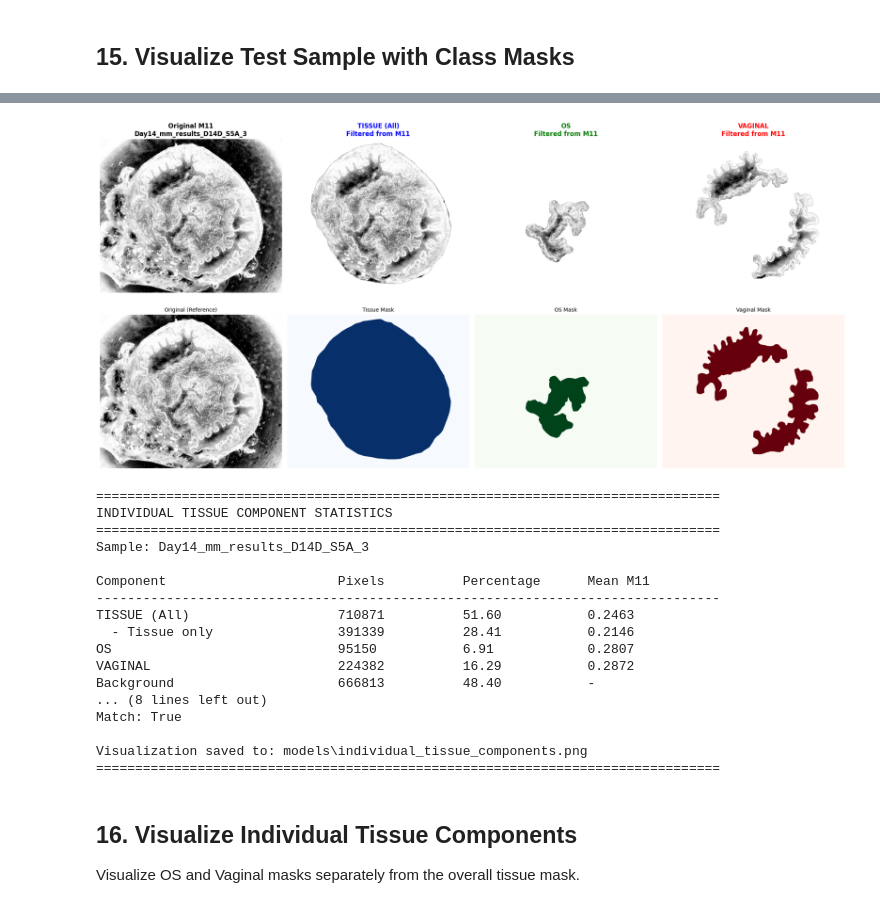
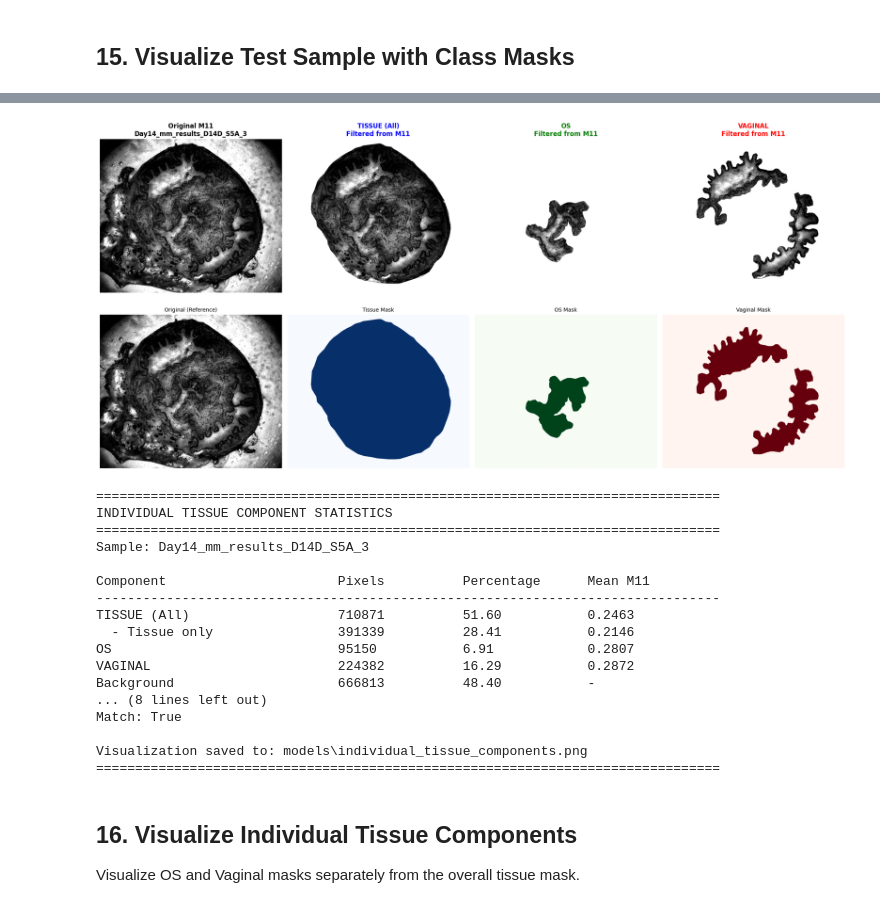
Before and after one commit to chaetries/mmTissueFilter, a Jupyter notebook: notebok/model_exploration/output_m11_transfer_learning/m11_transfer_learning.ipynb, the cells around one changed output, grey strips where cells are left out. Drawn from its saved outputs; the diff is of its cells as text; code cells hidden in the pictures.

```diff
--- a/notebok/model_exploration/output_m11_transfer_learning/m11_transfer_learning.ipynb
+++ b/notebok/model_exploration/output_m11_transfer_learning/m11_transfer_learning.ipynb
@@ -1026,7 +1026,7 @@ if result is not None:
     fig, axes = plt.subplots(1, 3, figsize=(18, 6))
 
     # Plot 1: M11 image
-    axes[0].imshow(m11, cmap='gray_r')
+    axes[0].imshow(m11, cmap='gray')
     axes[0].set_title(f'M11 Image\n{sample_name}')
     axes[0].axis('off')
 
@@ -1098,30 +1098,30 @@ m11_vaginal = np.where(vaginal_mask, m11, np.nan)
 fig, axes = plt.subplots(2, 4, figsize=(20, 10))
 
 # Row 1: Original and the three filtered components
-axes[0, 0].imshow(m11, cmap='gray_r')
+axes[0, 0].imshow(m11, cmap='gray')
 axes[0, 0].set_title(f'Original M11\n{sample_name}', fontsize=12, fontweight='bold')
 axes[0, 0].axis('off')
 
-axes[0, 1].imshow(m11_tissue_all, cmap='gray_r')
+axes[0, 1].imshow(m11_tissue_all, cmap='gray')
 axes[0, 1].set_title('TISSUE (All)\nFiltered from M11', fontsize=12, fontweight='bold', color='blue')
 axes[0, 1].axis('off')
 
-axes[0, 2].imshow(m11_os, cmap='gray_r')
+axes[0, 2].imshow(m11_os, cmap='gray')
 if os_mask.any():
     axes[0, 2].set_title('OS\nFiltered from M11', fontsize=12, fontweight='bold', color='green')
 else:
     axes[0, 2].set_title('OS\n(No mask available)', fontsize=12, fontweight='bold', color='gray')
 axes[0, 2].axis('off')
 
-axes[0, 3].imshow(m11_vaginal, cmap='gray_r')
+axes[0, 3].imshow(m11_vaginal, cmap='gray')
 if vaginal_mask.any():
     axes[0, 3].set_title('VAGINAL\nFiltered from M11', fontsize=12, fontweight='bold', color='red')
 else:
-    axes[0, 3].set_title('VAGINAL\n(No mask available)', fontsize=12, fontweight='bold', color='gray_r')
+    axes[0, 3].set_title('VAGINAL\n(No mask available)', fontsize=12, fontweight='bold', color='gray')
 axes[0, 3].axis('off')
 
 # Row 2: Binary masks for reference
-axes[1, 0].imshow(m11, cmap='gray_r')
+axes[1, 0].imshow(m11, cmap='gray')
 axes[1, 0].set_title('Original (Reference)', fontsize=10)
 axes[1, 0].axis('off')
 
@@ -1167,34 +1167,34 @@ print(f"{'  - Tissue only':<30} {tissue_only_pixels:<15} {tissue_only_pct:<15.2f
 os_pixels = os_mask.sum()
 os_pct = os_pixels / total_pixels * 100
 os_mean = m11[os_mask].mean() if os_mask.any() else 0
 print(f"{'OS':<30} {os_pixels:<15} {os_pct:<15.2f} {os_mean:<15.4f}")
 
 # Vaginal
 vaginal_pixels = vaginal_mask.sum()
 vaginal_pct = vaginal_pixels / total_pixels * 100
 vaginal_mean = m11[vaginal_mask].mean() if vaginal_mask.any() else 0
 print(f"{'VAGINAL':<30} {vaginal_pixels:<15} {vaginal_pct:<15.2f} {vaginal_mean:<15.4f}")
 
 # Background
 bg_pixels = (mask == 0).sum()
 bg_pct = bg_pixels / total_pixels * 100
 print(f"{'Background':<30} {bg_pixels:<15} {bg_pct:<15.2f} {'-':<15}")
 
 print(f"{'-'*80}")
 print(f"{'TOTAL':<30} {total_pixels:<15} {100.0:<15.2f}")
 
 # Verify the composition
 print(f"\n{'='*80}")
 print("VERIFICATION")
 print(f"{'='*80}")
 print(f"Tissue-only + OS + Vaginal = {tissue_only_pixels + os_pixels + vaginal_pixels} pixels")
 print(f"Total Tissue (all) = {tissue_pixels} pixels")
 print(f"Match: {tissue_only_pixels + os_pixels + vaginal_pixels == tissue_pixels}")
 
 print(f"\nVisualization saved to: {Config.OUTPUT_DIR / 'individual_tissue_components.png'}")
 print(f"{'='*80}")
 # %% [output]
-[figure, old version]
+[figure, new version]
 ================================================================================
 INDIVIDUAL TISSUE COMPONENT STATISTICS
 ================================================================================
```
Also changed, not shown: parts of 1 cell of this notebook, 1 other file.
